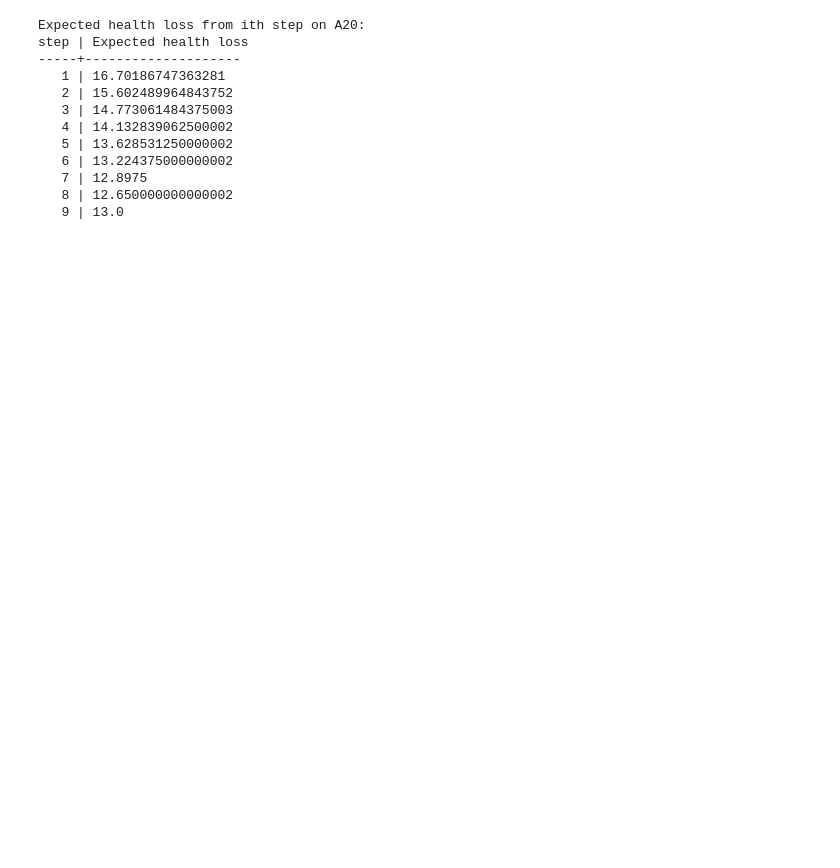
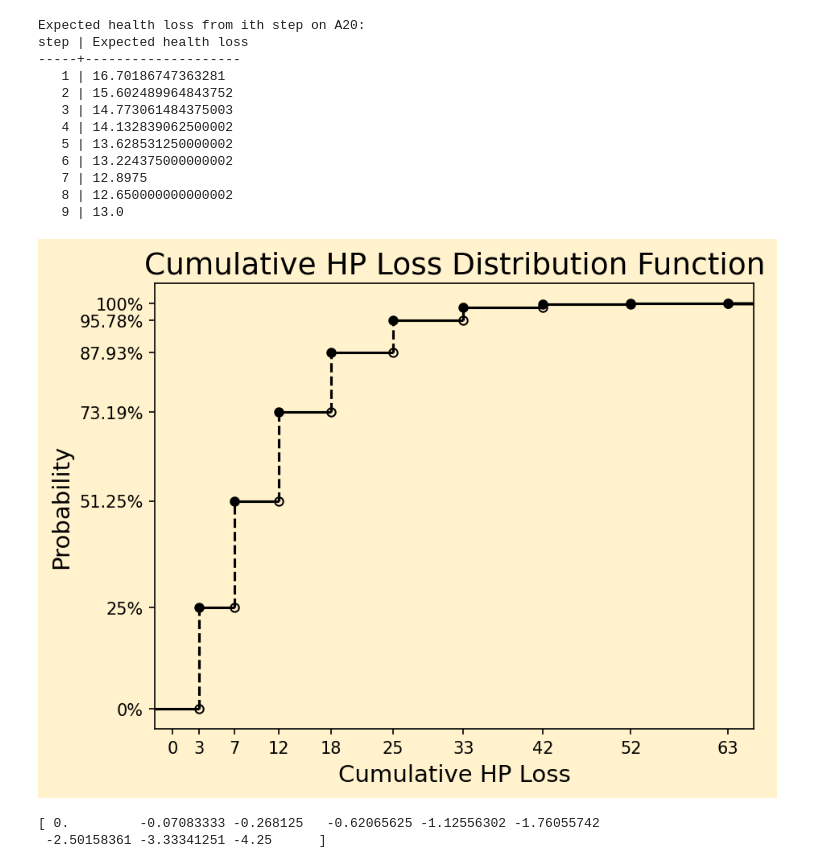
Before and after one commit to michaelplunkett/Slay-the-Spire-Probability-Analysis, a Jupyter notebook: Scrap-ooze.ipynb, the cells around one changed output. Cells and saved outputs as stored; diff of their text form; code cells hidden in the pictures; blank space fills up the shorter version.

Commit message:
Created Cumulative HP Loss Dist. Graph

```diff
--- a/Scrap-ooze.ipynb
+++ b/Scrap-ooze.ipynb
@@ -113,18 +114,22 @@ step | HP loss | Probability
    8 |      63 | 1.000000
 # %%
 Expected_HP_loss_A1 = np.zeros(n)  # ith entry is the expected HP loss until success from the ith step
+Expected_Num_clicks = np.zeros(n)  # ith entry is the expected number of clicks until success from the ith step
+
 for i in range(n):
     # Calculate the expected health loss until success, starting from step i
     Expected_HP_loss_A1[i] = 0
+    Expected_Num_clicks[i] = 0
     for j in range(i, n):
         # On step i, you can win at any step from i to n
         # Sum the probability of succeeding on jth step * health cost of steps i to j, for each step from i to n
-        Expected_HP_loss_A1[i] += p_geometric_subsequence[i][j] * sum(HP_loss_A1[i:j+1])
+        Expected_HP_loss_A1[i] += subseq_p_win[i][j] * sum(HP_loss_A1[i:j+1])
+        Expected_Num_clicks[i] += subseq_p_win[i][j] * (j-i+1)
 
 print("Expected health loss from ith step on A1:")
-print("step | Expected health loss")
+print("step | Expected health loss | Expected # of clicks")
 print("-----+--------------------")
 for i in range(n):
-    print(f"   {i+1} | {Expected_HP_loss_A1[i]}")
+    print(f"   {i+1} | {Expected_HP_loss_A1[i]:.7f} | {Expected_Num_clicks[i]}")
 # %% [output]
 Expected health loss from ith step on A1:
@@ -147,7 +152,7 @@ for i in range(n):
     for j in range(i, n):
         # On step i, you can win at any step from i to n
         # Sum the probability of succeeding on jth step * health cost of steps i to j, for each step from i to n
-        Expected_HP_loss_A20[i] += p_geometric_subsequence[i][j] * sum(HP_loss_A20[i:j+1])
+        Expected_HP_loss_A20[i] += subseq_p_win[i][j] * sum(HP_loss_A20[i:j+1])
 
 print("Expected health loss from ith step on A20:")
 print("step | Expected health loss")
@@ -167,3 +172,61 @@ step | Expected health loss
    7 | 12.8975
    8 | 12.650000000000002
    9 | 13.0
+# %%
+# Plot Cumulative HP Loss Distribution Function
+fig, ax = plt.subplots(dpi=150)
+
+# Formatting
+plt.title("Cumulative HP Loss Distribution Function", fontsize=18)
+plt.ylabel("Probability", fontsize=14)
+plt.xlabel("Cumulative HP Loss", fontsize=14)
+ax.set_facecolor("#fff2cc")
+fig.patch.set_facecolor('#fff2cc')
+plt.xlim([-2,66])
+plt.ylim([-0.05, 1.05])
+
+y_ticks = np.concatenate(([0], subseq_cum_p_win[0][0:5], [1]))
+y_tick_labels = np.array([f"{x*100:.2f}".rstrip("0").rstrip(".")+"%" for x in y_ticks])
+
+plt.xticks(np.concatenate(([0], subseq_cum_HP_loss[0])))
+plt.yticks(ticks=y_ticks, labels=y_tick_labels)
+
+# Plotting
+for i in range(n):
+    # Plot points and horizontal lines
+    if i == 0:
+        plt.plot([subseq_cum_HP_loss[0][0]], [0], 'k.', fillstyle="none", ms=10)
+        plt.plot([subseq_cum_HP_loss[0][0]], [subseq_cum_p_win[0][0]], 'k.', ms=10)
+        plt.vlines(x=subseq_cum_HP_loss[0][0], ymin=0, ymax=subseq_cum_p_win[0][0],
+               colors='k', linestyles='--')
+        plt.hlines(y=0, xmin=-2, xmax=subseq_cum_HP_loss[0][0],
+                   colors='k')
+    else:
+        plt.plot([subseq_cum_HP_loss[0][i]], [subseq_cum_p_win[0][i-1]], 'k.', fillstyle="none", ms=10)
+        plt.plot([subseq_cum_HP_loss[0][i]], [subseq_cum_p_win[0][i]], 'k.', ms=10)
+        plt.vlines(x=subseq_cum_HP_loss[0][i], ymin=subseq_cum_p_win[0][i-1], ymax=subseq_cum_p_win[0][i],
+               colors='k', linestyles='--')
+        plt.hlines(y=subseq_cum_p_win[0][i-1], xmin=subseq_cum_HP_loss[0][i-1], xmax=subseq_cum_HP_loss[0][i],
+                   colors='k')
+    plt.hlines(y=1, xmin=63, xmax=70, colors='k')
+
+    # Axes
+    # plt.hlines(y=0, xmin=-10, xmax=70, color='k', linewidth=0.5, linestyle='-')
+    # plt.vlines(x=0, ymin=-0.05, ymax=1.05, color='k', linewidth=0.5, linestyle='-')
+
+plt.savefig("Cumulative HP Loss Distribution Function")
+# %% [output]
+[figure, added]
+# %%
+# If I assign a HP value to a relic, I want to know my expected value in terms of relics at each step
+relic_value_in_HP = 12
+reward_value_at_step = np.zeros(n)
+
+for i in range(n):
+    reward_value_at_step[i] = subseq_cum_p_win[0][i] - subseq_cum_HP_loss[0][i]/relic_value_in_HP
+
+print(reward_value_at_step)
+# This seems to be nonsense
+# %% [output]
+[ 0.         -0.07083333 -0.268125   -0.62065625 -1.12556302 -1.76055742
+ -2.50158361 -3.33341251 -4.25      ]
```
Also changed, not shown: parts of 6 cells of this notebook, 3 other files.
